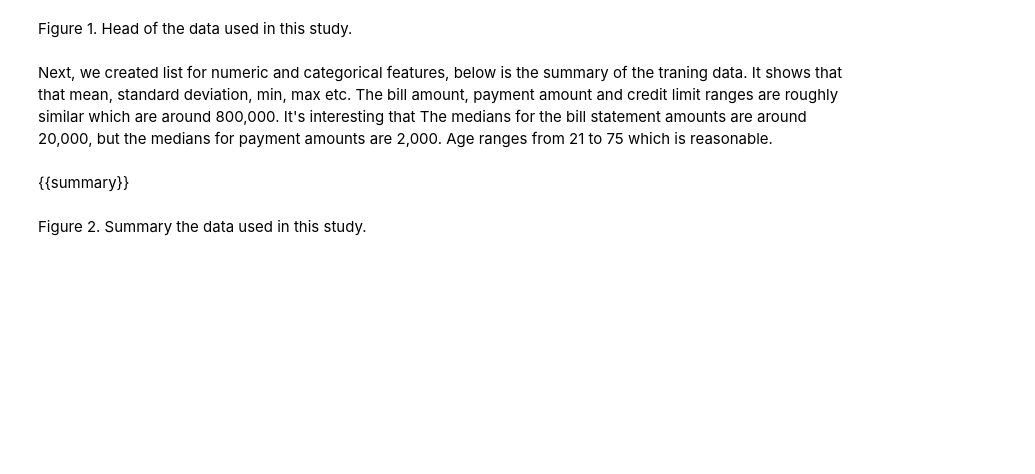
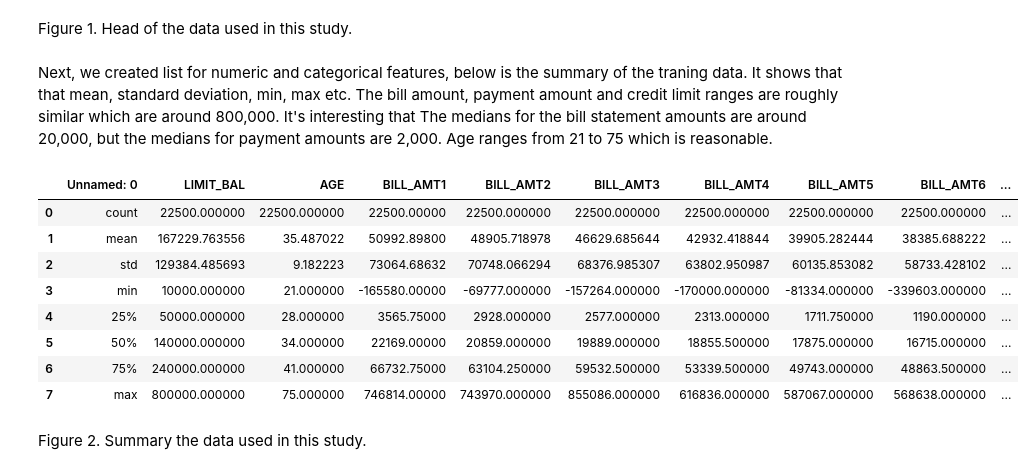
Before and after one commit to elliott-ribner/DSCI_522_group-314, a Jupyter notebook: doc/final_report.ipynb, the cells around one changed output. Saved outputs shown, nothing was run; the diff lists cells and outputs as text; code cells hidden in the pictures; blank space fills up the shorter version.

```diff
--- a/doc/final_report.ipynb
+++ b/doc/final_report.ipynb
@@ -90,8 +87,18 @@ Immediately after importing the data it was split into traning and test data. On
 Figure 1. Head of the data used in this study.
 # %% [markdown]
 Next, we created list for numeric and categorical features, below is the summary of the traning data. It shows that that mean, standard deviation, min, max etc. The bill amount, payment amount and credit limit ranges are roughly similar which are around 800,000. It's interesting that The medians for the bill statement amounts are around 20,000, but the medians for payment amounts are 2,000. Age ranges from 21 to 75 which is reasonable.
-# %% [markdown]
-{{summary}}
+# %%
+summary
+# %% [output]
+|  | Unnamed: 0 | LIMIT_BAL | AGE | BILL_AMT1 | BILL_AMT2 | BILL_AMT3 | BILL_AMT4 | BILL_AMT5 | BILL_AMT6 | ... |
+| 0 | count | 22500.000000 | 22500.000000 | 22500.00000 | 22500.000000 | 22500.000000 | 22500.000000 | 22500.000000 | 22500.000000 | ... |
+| 1 | mean | 167229.763556 | 35.487022 | 50992.89800 | 48905.718978 | 46629.685644 | 42932.418844 | 39905.282444 | 38385.688222 | ... |
+| 2 | std | 129384.485693 | 9.182223 | 73064.68632 | 70748.066294 | 68376.985307 | 63802.950987 | 60135.853082 | 58733.428102 | ... |
+| 3 | min | 10000.000000 | 21.000000 | -165580.00000 | -69777.000000 | -157264.000000 | -170000.000000 | -81334.000000 | -339603.000000 | ... |
+| 4 | 25% | 50000.000000 | 28.000000 | 3565.75000 | 2928.000000 | 2577.000000 | 2313.000000 | 1711.750000 | 1190.000000 | ... |
+| 5 | 50% | 140000.000000 | 34.000000 | 22169.00000 | 20859.000000 | 19889.000000 | 18855.500000 | 17875.000000 | 16715.000000 | ... |
+| 6 | 75% | 240000.000000 | 41.000000 | 66732.75000 | 63104.250000 | 59532.500000 | 53339.500000 | 49743.000000 | 48863.500000 | ... |
+| 7 | max | 800000.000000 | 75.000000 | 746814.00000 | 743970.000000 | 855086.000000 | 616836.000000 | 587067.000000 | 568638.000000 | ... |
 # %% [markdown]
 Figure 2. Summary the data used in this study.
 # %% [markdown]
```
Also changed, not shown: parts of 15 cells of this notebook, 1 other file.
